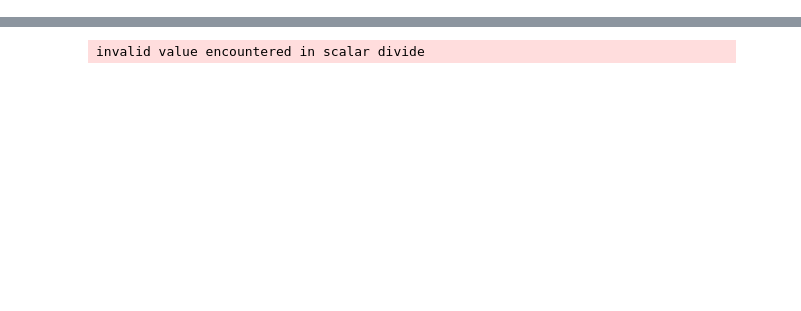
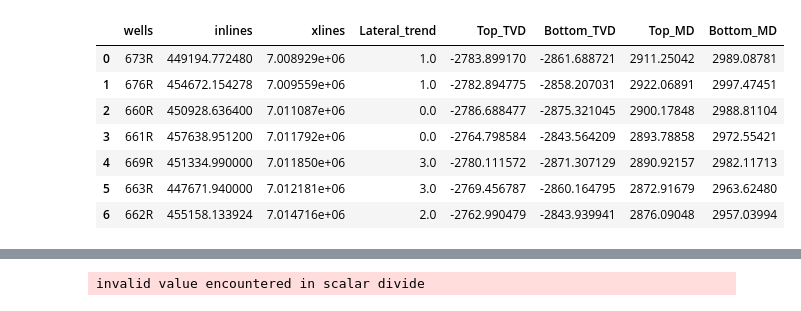
Before and after one commit to KosterioKim/Seisma, a Jupyter notebook: 3_5_facii_po_skvaginam.ipynb, the cells around one changed output, grey strips where cells are left out. Drawn from its saved outputs; the diff is of its cells as text; code cells hidden in the pictures; blank space fills up the shorter version.

```diff
--- a/3_5_facii_po_skvaginam.ipynb
+++ b/3_5_facii_po_skvaginam.ipynb
@@ -122,6 +121,17 @@ def process_well_data_3(folder_path, dict):
 dict_final = process_well_data_3('C:/HV/Seismic/datas/test_3_5/Inklinometria', list_of_dicts)
 # %%
 df_table_coor = pd.DataFrame(dict_final)
+# %%
+df_table_coor
+# %% [output]
+|  | wells | inlines | xlines | Lateral_trend | Top_TVD | Bottom_TVD | Top_MD | Bottom_MD |
+| 0 | 673R | 449194.772480 | 7.008929e+06 | 1.0 | -2783.899170 | -2861.688721 | 2911.25042 | 2989.08781 |
+| 1 | 676R | 454672.154278 | 7.009559e+06 | 1.0 | -2782.894775 | -2858.207031 | 2922.06891 | 2997.47451 |
+| 2 | 660R | 450928.636400 | 7.011087e+06 | 0.0 | -2786.688477 | -2875.321045 | 2900.17848 | 2988.81104 |
+| 3 | 661R | 457638.951200 | 7.011792e+06 | 0.0 | -2764.798584 | -2843.564209 | 2893.78858 | 2972.55421 |
+| 4 | 669R | 451334.990000 | 7.011850e+06 | 3.0 | -2780.111572 | -2871.307129 | 2890.92157 | 2982.11713 |
+| 5 | 663R | 447671.940000 | 7.012181e+06 | 3.0 | -2769.456787 | -2860.164795 | 2872.91679 | 2963.62480 |
+| 6 | 662R | 455158.133924 | 7.014716e+06 | 2.0 | -2762.990479 | -2843.939941 | 2876.09048 | 2957.03994 |
 # %%
 def process_txt_files(folder_path, df):
 
```
Also changed, not shown: parts of 9 cells of this notebook.
